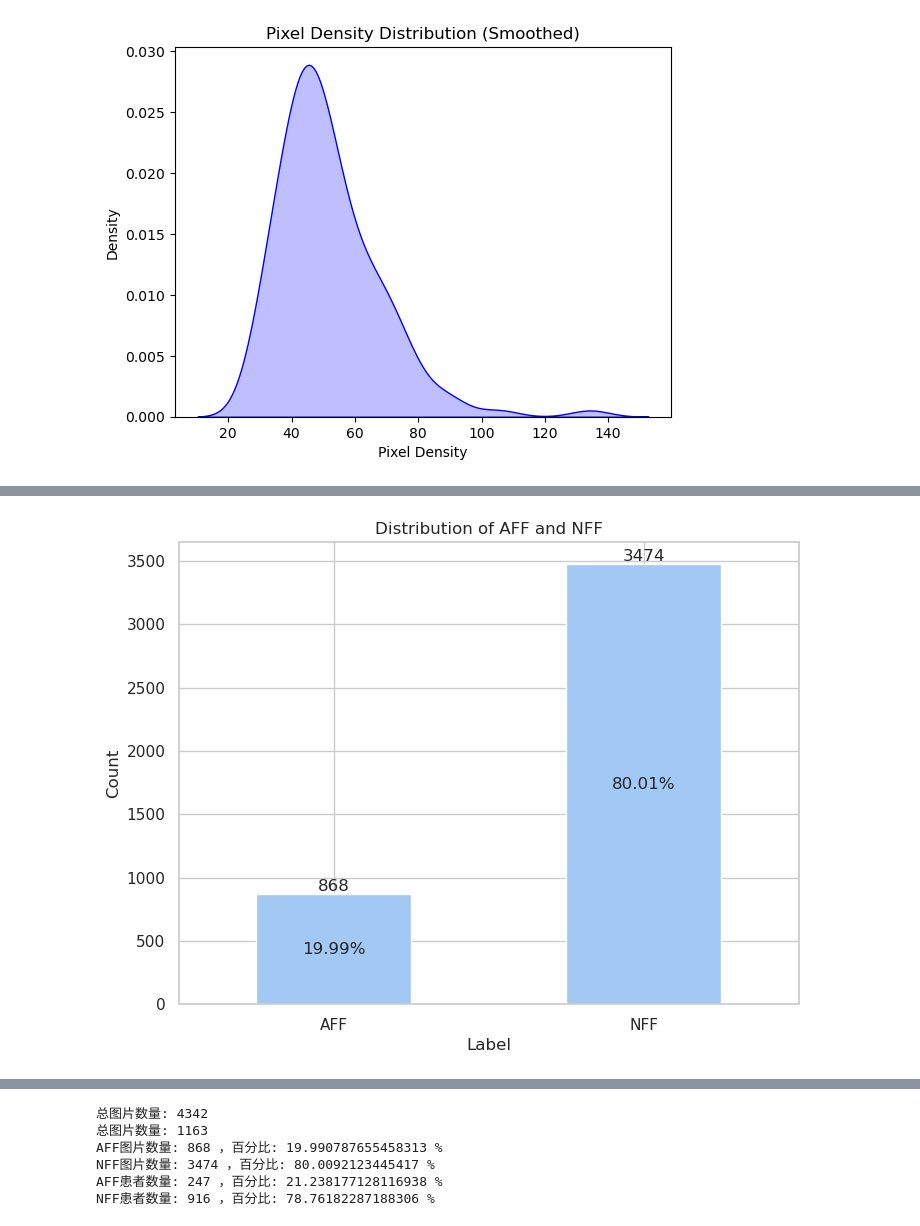
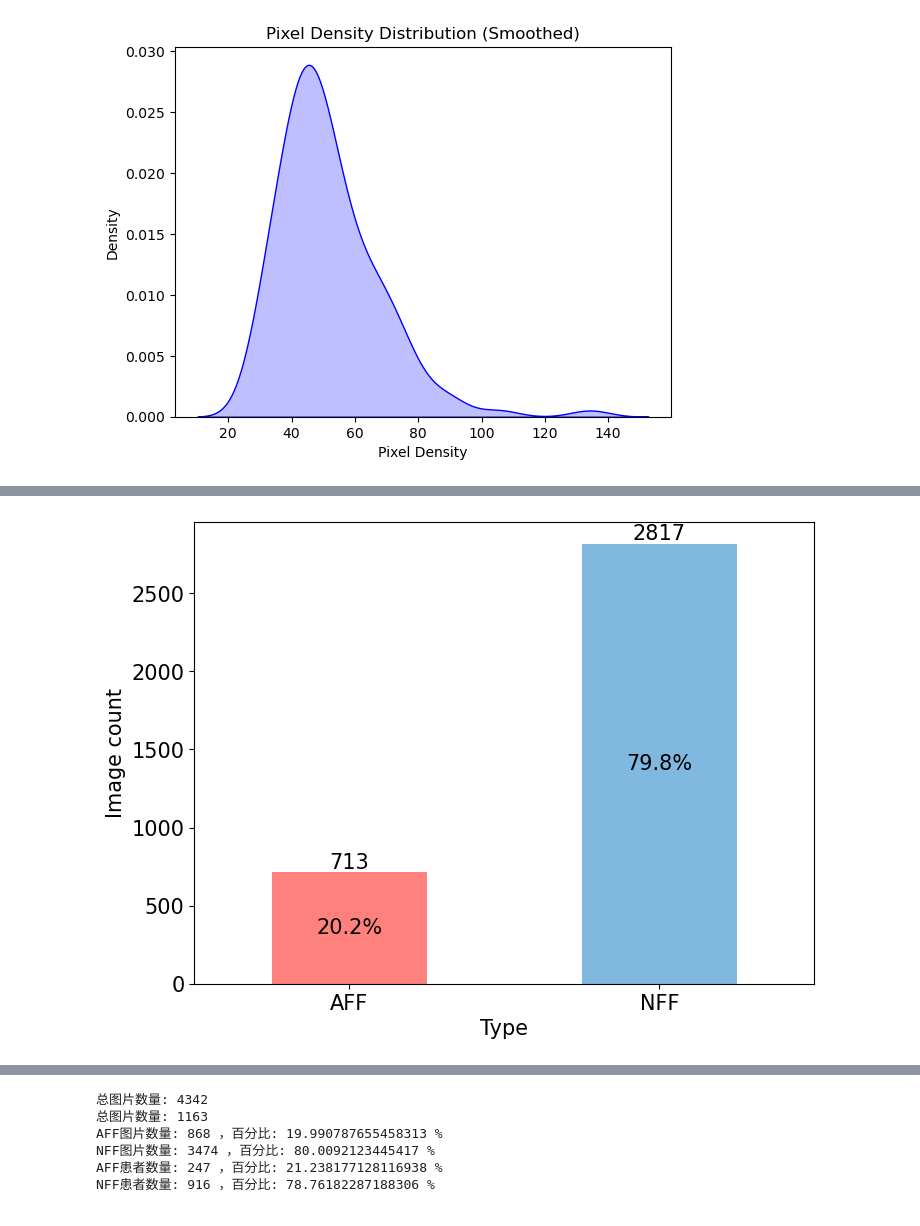
Before and after one commit to honzh073/FL, a Jupyter notebook: code/0_stats&pyradiomics/0_0_data_stats.ipynb, the cells around one changed output, grey strips where cells are left out. Cells and saved outputs as stored; diff of their text form; code cells hidden in the pictures.

```diff
--- a/code/0_stats&pyradiomics/0_0_data_stats.ipynb
+++ b/code/0_stats&pyradiomics/0_0_data_stats.ipynb
@@ -150,39 +604,42 @@ plt.show()
 # %%
 import pandas as pd
 import matplotlib.pyplot as plt
 import seaborn as sns
 
 # 读取CSV文件
-file_path = '/local/data1/honzh073/local_repo/FL/code/2_patient_level/image_data.csv'
+file_path = '/local/data1/honzh073/local_repository/FL/code/csv_json_files/2_image_data.csv'
 data = pd.read_csv(file_path)
 
 # 过滤掉HospitalID为100的数据
-# filtered_data = data[data['HospitalID'] != 100]
+data = data[data['HospitalID'] != 100]
 
 # 按照标签分组并计算AFF和NFF的数量
 label_counts = data.groupby('Label').size()
 
 # 计算比例
 label_proportions = label_counts / label_counts.sum()
 
 # 设置绘图风格
 # sns.set(style="whitegrid")
 sns.set_palette("pastel")
+colors = [(254/255, 129/255, 125/255), (129/255, 184/255, 223/255)]
 
 # 绘制条形图
 plt.figure(figsize=(8, 6))
-ax = label_counts.plot(kind='bar', label='Count')
-ax.set_ylabel('Count')
-ax.set_xlabel('Label')
-ax.set_title('Distribution of AFF and NFF')
+ax = label_counts.plot(kind='bar', label='Count', color=colors)
+ax.set_ylabel('Image count',fontsize=15)
+ax.set_xlabel('Type',fontsize=15)
+# ax.set_title('Distribution of AFF and NFF')
 # ax.legend(loc='upper right')
 
 # 在每个条形中间显示比例
 for idx, (count, proportion) in enumerate(zip(label_counts, label_proportions)):
-    ax.annotate(f'{proportion:.2%}', (idx, count / 2), ha='center', va='center')  # 显示比例
-    ax.annotate(str(count), (idx, count), ha='center', va='bottom')  # 显示数量
+    ax.annotate(f'{proportion:.1%}', (idx, count / 2), ha='center', va='center',fontsize=15)  # 显示比例
+    ax.annotate(str(count), (idx, count), ha='center', va='bottom',fontsize=15)  # 显示数量
 
-plt.xticks(rotation=0)  # 使X轴标签水平显示
+plt.xticks(rotation=0,fontsize=15)  # 使X轴标签水平显示
+plt.yticks(rotation=0,fontsize=15)  # 使X轴标签水平显示
+
 plt.show()
 # %% [output]
-[figure, old version]
+[figure, new version]
```
Also changed, not shown: parts of 15 cells of this notebook, 31 other files.
